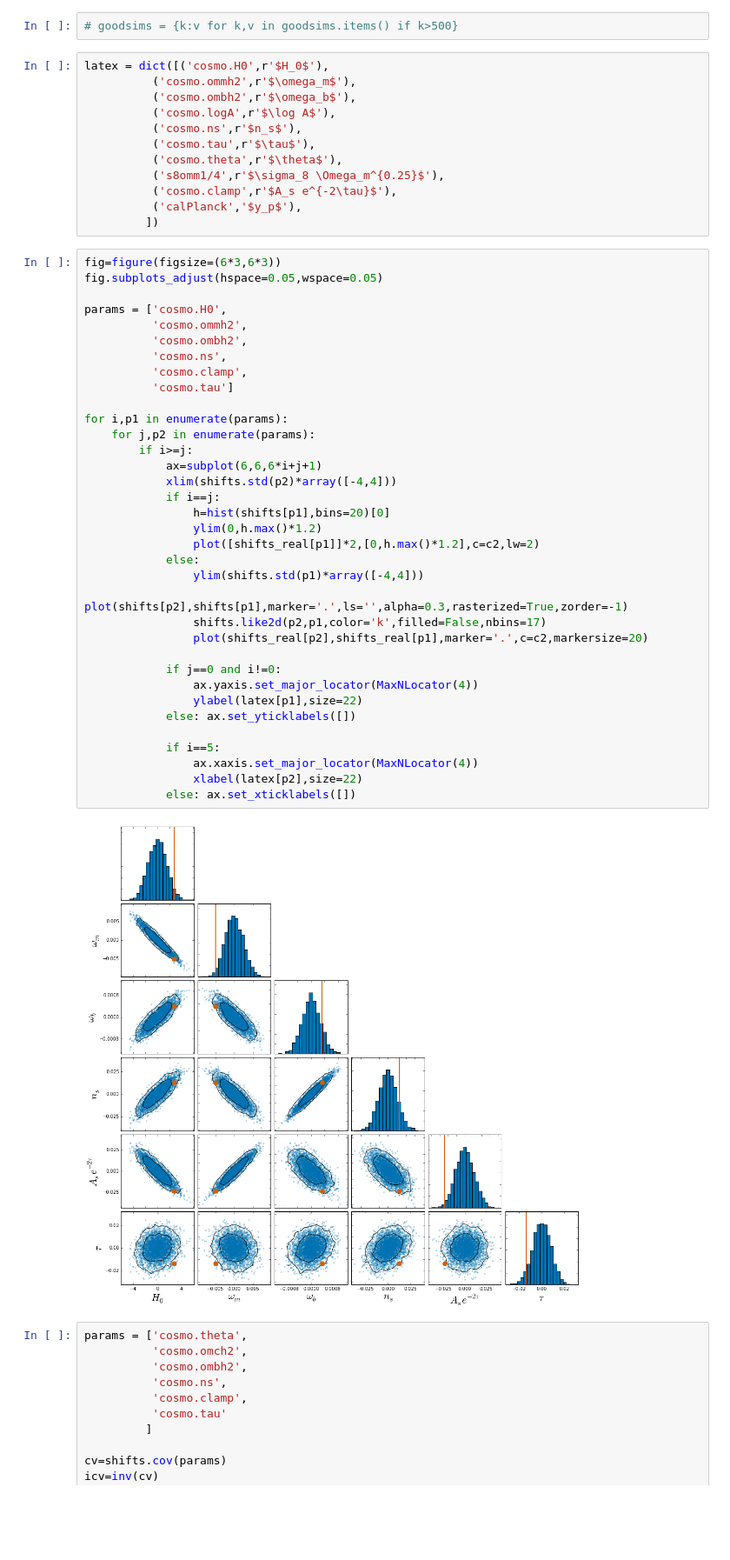
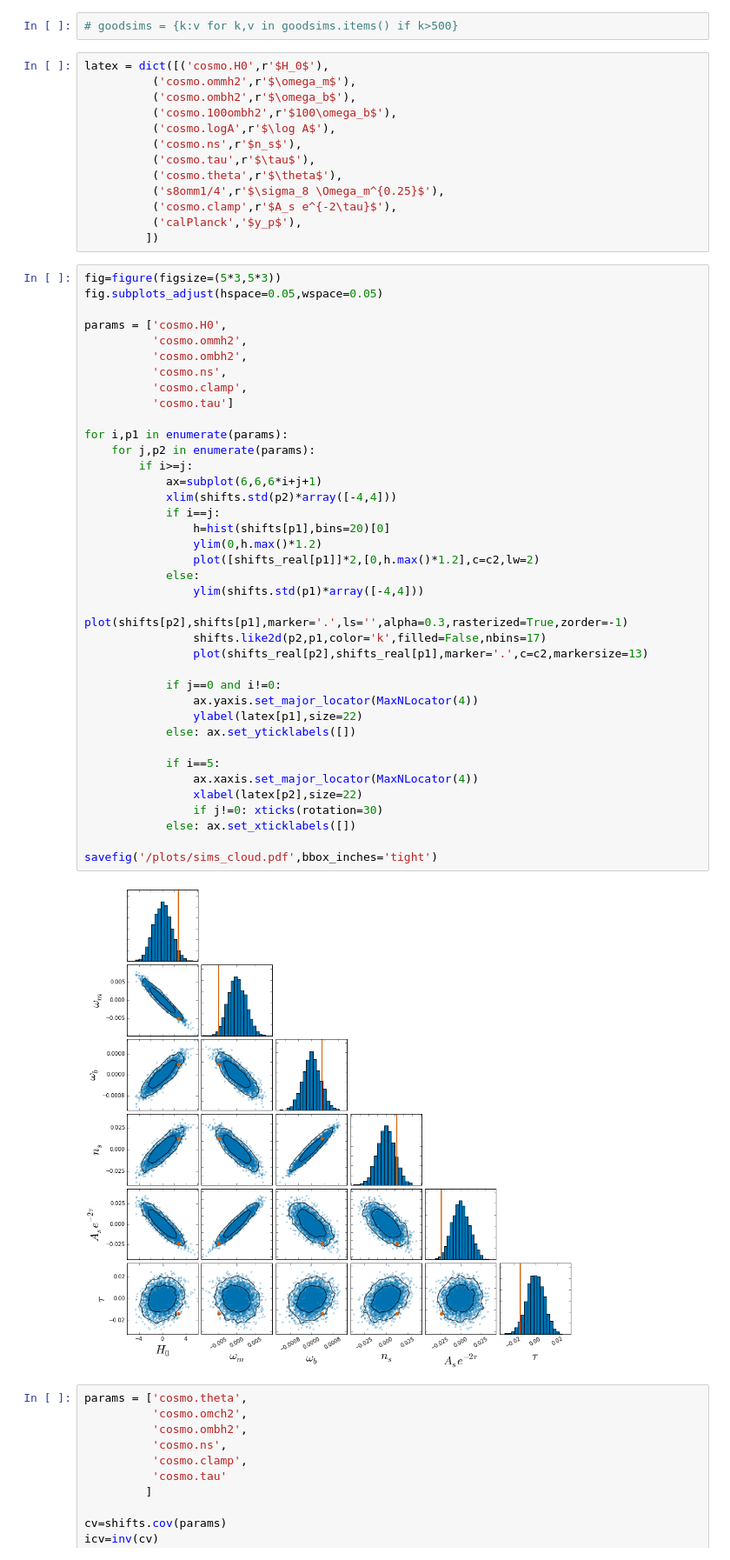
Before and after one commit to marius311/lsplitsims, a Jupyter notebook: stats.ipynb, the cells around one changed output. Shown: that part at 87% size. Saved outputs shown, nothing was run; the diff lists cells and outputs as text; blank space fills up the shorter version.

```diff
--- a/stats.ipynb
+++ b/stats.ipynb
@@ -58,6 +60,7 @@ shifts_real={k:(rl[lslice1][k] - rl[lslice2][k]) for k in ps}
 latex = dict([('cosmo.H0',r'$H_0$'),
           ('cosmo.ommh2',r'$\omega_m$'),
           ('cosmo.ombh2',r'$\omega_b$'),
+          ('cosmo.100ombh2',r'$100\omega_b$'),
           ('cosmo.logA',r'$\log A$'),
           ('cosmo.ns',r'$n_s$'),
           ('cosmo.tau',r'$\tau$'),
@@ -67,42 +70,45 @@ latex = dict([('cosmo.H0',r'$H_0$'),
           ('calPlanck','$y_p$'),
          ])
 # %%
-fig=figure(figsize=(6*3,6*3))
+fig=figure(figsize=(5*3,5*3))
 fig.subplots_adjust(hspace=0.05,wspace=0.05)
 
 params = ['cosmo.H0',
           'cosmo.ommh2',
           'cosmo.ombh2',
           'cosmo.ns',
           'cosmo.clamp',
           'cosmo.tau']
 
 for i,p1 in enumerate(params):
     for j,p2 in enumerate(params):
         if i>=j:
             ax=subplot(6,6,6*i+j+1)
             xlim(shifts.std(p2)*array([-4,4]))
             if i==j:
                 h=hist(shifts[p1],bins=20)[0]
                 ylim(0,h.max()*1.2)
                 plot([shifts_real[p1]]*2,[0,h.max()*1.2],c=c2,lw=2)
             else:
                 ylim(shifts.std(p1)*array([-4,4]))
                 plot(shifts[p2],shifts[p1],marker='.',ls='',alpha=0.3,rasterized=True,zorder=-1)
                 shifts.like2d(p2,p1,color='k',filled=False,nbins=17)
-                plot(shifts_real[p2],shifts_real[p1],marker='.',c=c2,markersize=20)
+                plot(shifts_real[p2],shifts_real[p1],marker='.',c=c2,markersize=13)
 
             if j==0 and i!=0:
                 ax.yaxis.set_major_locator(MaxNLocator(4))
                 ylabel(latex[p1],size=22)
             else: ax.set_yticklabels([])
 
             if i==5:
                 ax.xaxis.set_major_locator(MaxNLocator(4))
                 xlabel(latex[p2],size=22)
+                if j!=0: xticks(rotation=30)
             else: ax.set_xticklabels([])
+
+savefig('/plots/sims_cloud.pdf',bbox_inches='tight')
 # %% [output]
-[figure, old version]
+[figure, new version]
 # %%
 params = ['cosmo.theta',
           'cosmo.omch2',
```
Also changed, not shown: parts of 1 cell of this notebook.
